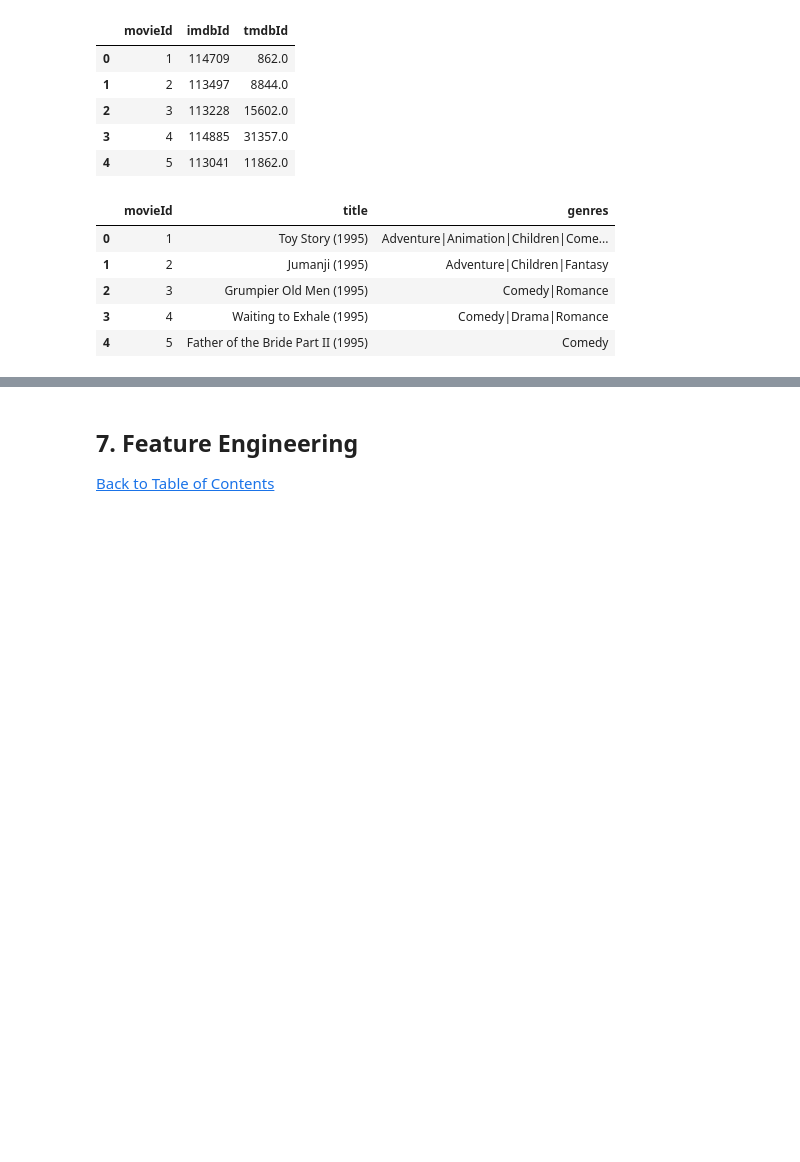
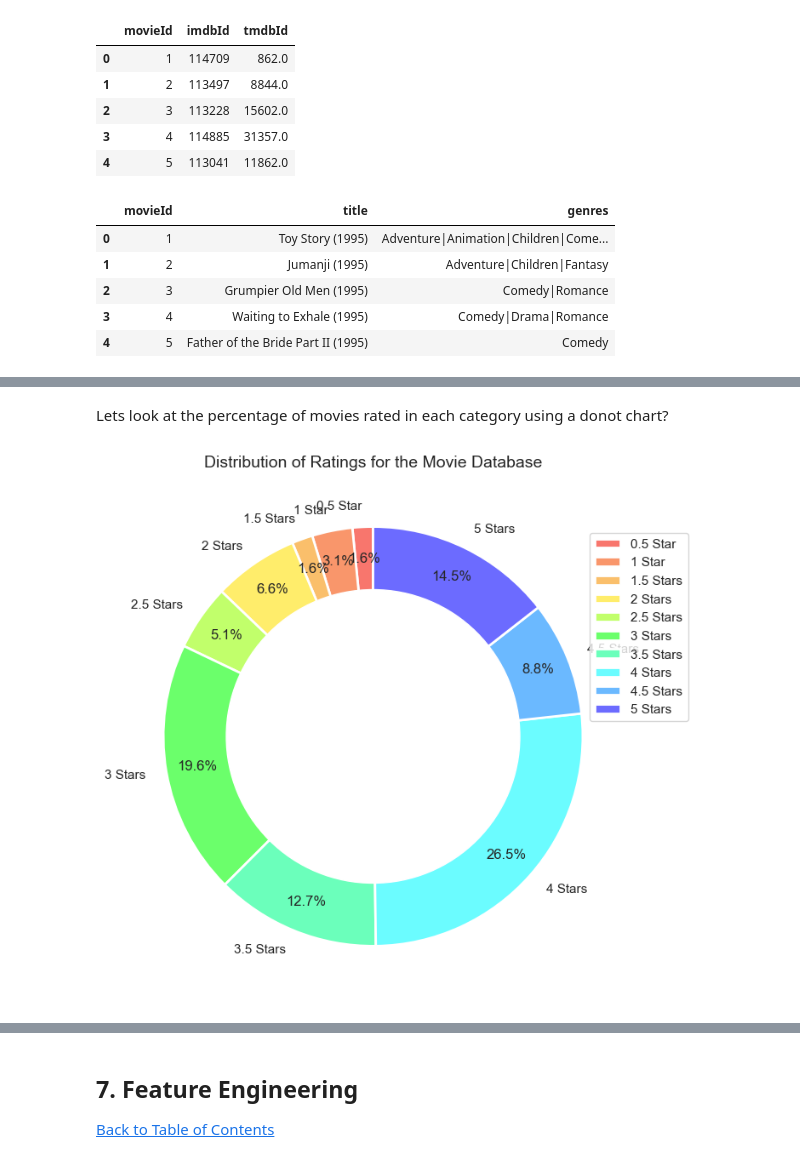
Before and after one commit to Mutiso-ac/Unsupervised-Predict-TeamBM5-2023, a Jupyter notebook: TeamBM5_Unsup_Learning_Notebbok.ipynb, the cells around one changed output, grey strips where cells are left out. Cells and saved outputs as stored; diff of their text form; code cells hidden in the pictures; blank space fills up the shorter version.

```diff
--- a/TeamBM5_Unsup_Learning_Notebbok.ipynb
+++ b/TeamBM5_Unsup_Learning_Notebbok.ipynb
@@ -121,7 +252,7 @@ links_df.head()
 | 3 | 4 | 114885 | 31357.0 |
 | 4 | 5 | 113041 | 11862.0 |
 # %%
-movies_df = pd.read_csv("dataset/movies.csv")
+movies_df = pd.read_csv("Dataset/movies.csv")
 movies_df.head()
 # %% [output]
 |  | movieId | title | genres |
@@ -136,0 +386,43 @@ movies_df.head()
+# %% [markdown]
+Lets look at the percentage of movies rated in each category using a donot chart?
+# %%
+# Merge train with movies to join movie titles and ratings
+ratings = train_df.merge(movies_df, on='movieId', how='inner')
+
+# Count how many ratings are in each category
+grouped = pd.DataFrame(ratings.groupby(['rating'])['title'].count())
+grouped.rename(columns={'title': 'rating_count'}, inplace=True)
+
+# Creating plots
+fig, ax = plt.subplots(figsize=(8, 8))
+
+# Create color palette
+labels = ['0.5 Star', '1 Star', '1.5 Stars', '2 Stars', '2.5 Stars', '3 Stars', '3.5 Stars', '4 Stars', '4.5 Stars', '5 Stars']
+colors = ['#F8766D', '#F9966B', '#FABF6B', '#FFED6B', '#C1FF6B', '#6BFF6B', '#6BFFBB', '#6BFCFF', '#6BB9FF', '#6C6BFF']
+
+# Create donut chart
+donut = ax.pie(
+    grouped['rating_count'],
+    labels=labels,
+    colors=colors,
+    autopct='%1.1f%%',
+    pctdistance=0.85,
+    wedgeprops={'linewidth': 2, 'edgecolor': 'white'},
+    startangle=90
+)
+
+# Draw a white circle at the center
+centre_circle = plt.Circle((0, 0), 0.70, fc='white')
+fig.gca().add_artist(centre_circle)
+
+# Add a legend
+ax.legend(labels, loc='upper left', bbox_to_anchor=(0.9, 0.9))
+
+# Set title and aspect ratio
+ax.set_title('Distribution of Ratings for the Movie Database', fontsize=14)
+ax.set_aspect('equal')
+
+# Display the donut chart
+plt.show()
+# %% [output]
+[figure, added]
```
Also changed, not shown: parts of 61 cells of this notebook.
